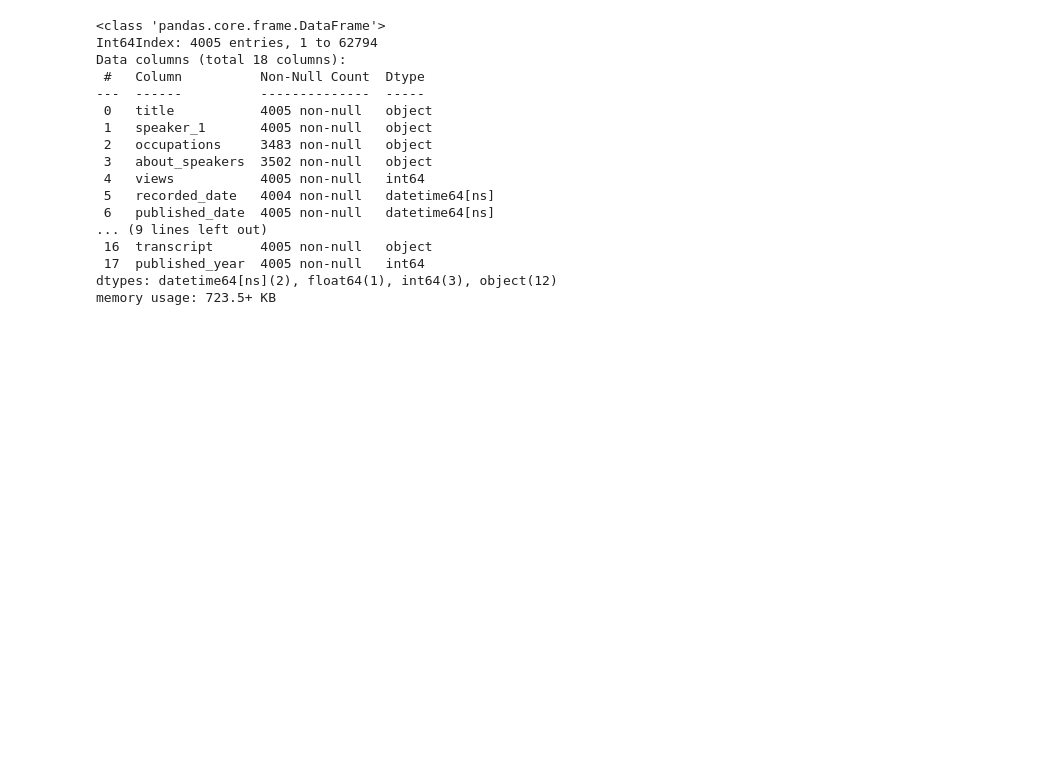
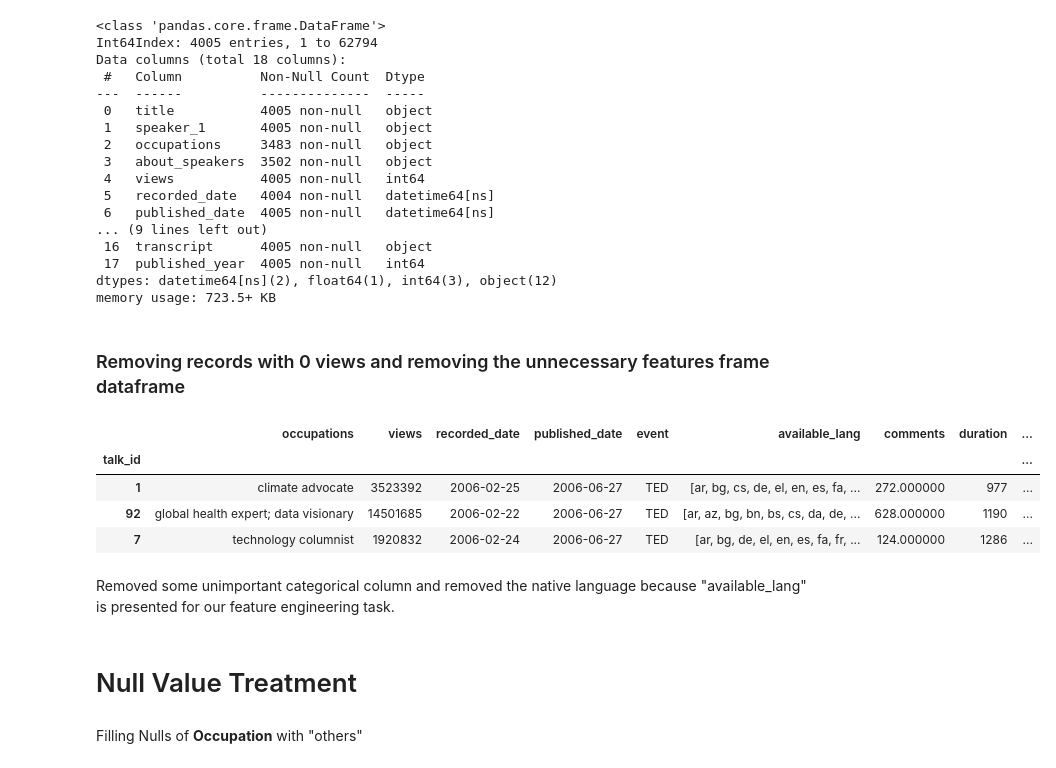
Before and after one commit to GuptaRitik/Ted-talk-views-prediction, a Jupyter notebook: TEDx_talks_views_pred.ipynb, the cells around one changed output. Drawn from its saved outputs; the diff is of its cells as text; code cells hidden in the pictures; blank space fills up the shorter version.

```diff
--- a/TEDx_talks_views_pred.ipynb
+++ b/TEDx_talks_views_pred.ipynb
@@ -553,3 +502,26 @@ Data columns (total 18 columns):
  17  published_year  4005 non-null   int64
 dtypes: datetime64[ns](2), float64(1), int64(3), object(12)
 memory usage: 723.5+ KB
+# %% [markdown]
+### Removing records with 0 views and removing the unnecessary features frame dataframe
+# %%
+# only considering the views which are non zero for our modeling
+df = df[df.views != 0]
+
+# removnig unnecessasy coloumns
+unimportant_col = ['title', 'speaker_1' ,'about_speakers', 'url', 'native_lang', 'description']
+df = df.drop(unimportant_col, axis=1)
+
+df.head(3)
+# %% [output]
+|  | occupations | views | recorded_date | published_date | event | available_lang | comments | duration | ... |
+| talk_id |  |  |  |  |  |  |  |  | ... |
+| 1 | climate advocate | 3523392 | 2006-02-25 | 2006-06-27 | TED | [ar, bg, cs, de, el, en, es, fa, ... | 272.000000 | 977 | ... |
+| 92 | global health expert; data visionary | 14501685 | 2006-02-22 | 2006-06-27 | TED | [ar, az, bg, bn, bs, cs, da, de, ... | 628.000000 | 1190 | ... |
+| 7 | technology columnist | 1920832 | 2006-02-24 | 2006-06-27 | TED | [ar, bg, de, el, en, es, fa, fr, ... | 124.000000 | 1286 | ... |
+# %% [markdown]
+Removed some unimportant categorical column and removed the native language because "available_lang" is presented for our feature engineering task.
+# %% [markdown]
+# Null Value Treatment
+# %% [markdown]
+Filling Nulls of **Occupation** with "others"
```
Also changed, not shown: parts of 48 cells of this notebook.
